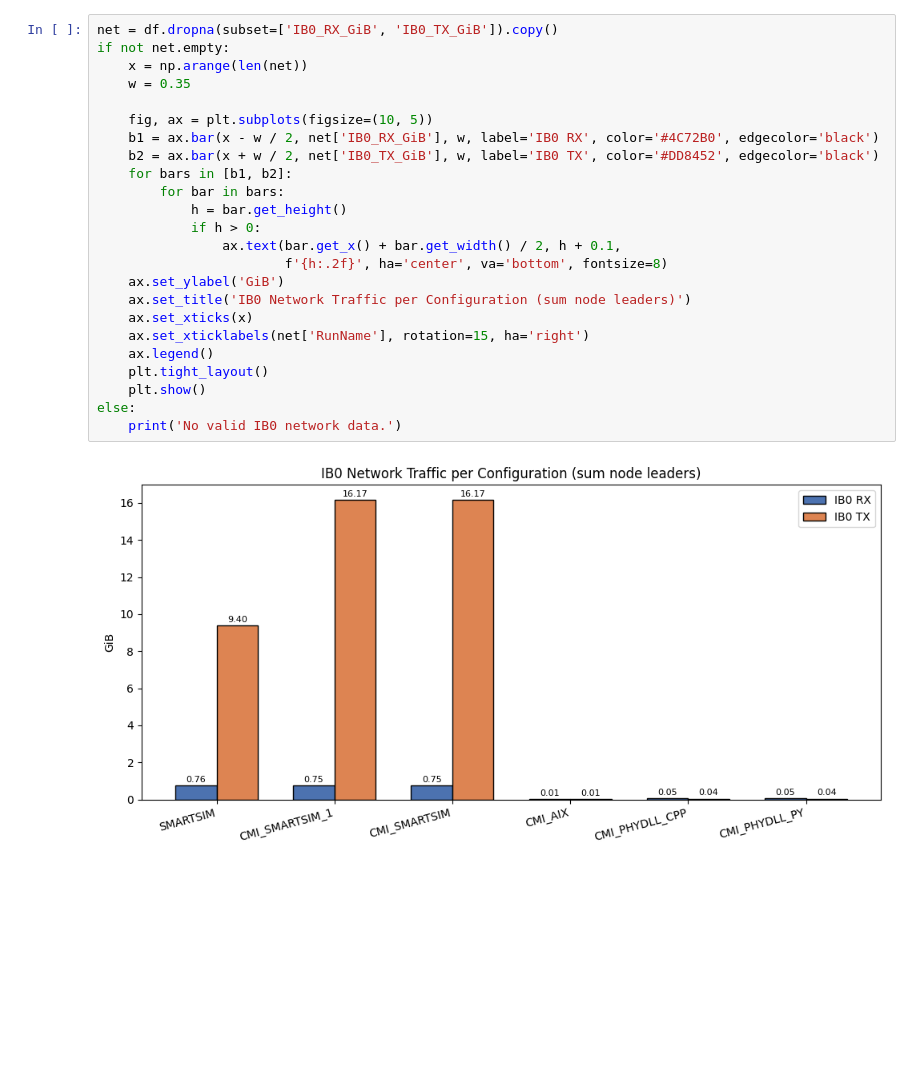
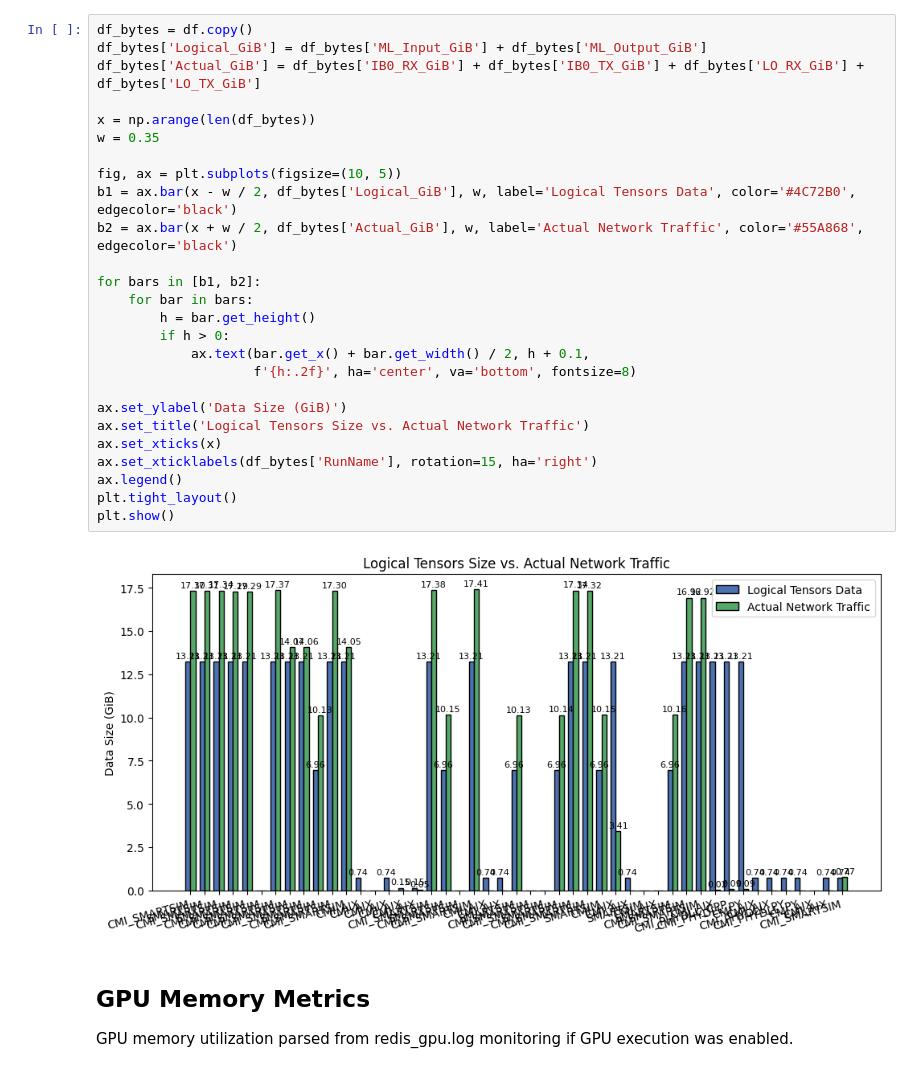
Before and after one commit to chrisb09/terrain_solver, a Jupyter notebook: analysis.ipynb, the cells around one changed output. Saved outputs shown, nothing was run; the diff lists cells and outputs as text; blank space fills up the shorter version.

Commit message:
Extend analysis notebook to include Score-P phase breakdown, logical vs actual bytes comparison, and GPU memory metrics parsing

```diff
--- a/analysis.ipynb
+++ b/analysis.ipynb
@@ -182,26 +219,32 @@ else:
 # %%
-net = df.dropna(subset=['IB0_RX_GiB', 'IB0_TX_GiB']).copy()
-if not net.empty:
-    x = np.arange(len(net))
-    w = 0.35
+df_bytes = df.copy()
+df_bytes['Logical_GiB'] = df_bytes['ML_Input_GiB'] + df_bytes['ML_Output_GiB']
+df_bytes['Actual_GiB'] = df_bytes['IB0_RX_GiB'] + df_bytes['IB0_TX_GiB'] + df_bytes['LO_RX_GiB'] + df_bytes['LO_TX_GiB']
 
-    fig, ax = plt.subplots(figsize=(10, 5))
-    b1 = ax.bar(x - w / 2, net['IB0_RX_GiB'], w, label='IB0 RX', color='#4C72B0', edgecolor='black')
-    b2 = ax.bar(x + w / 2, net['IB0_TX_GiB'], w, label='IB0 TX', color='#DD8452', edgecolor='black')
-    for bars in [b1, b2]:
-        for bar in bars:
-            h = bar.get_height()
-            if h > 0:
-                ax.text(bar.get_x() + bar.get_width() / 2, h + 0.1,
-                        f'{h:.2f}', ha='center', va='bottom', fontsize=8)
-    ax.set_ylabel('GiB')
-    ax.set_title('IB0 Network Traffic per Configuration (sum node leaders)')
-    ax.set_xticks(x)
-    ax.set_xticklabels(net['RunName'], rotation=15, ha='right')
-    ax.legend()
-    plt.tight_layout()
-    plt.show()
-else:
-    print('No valid IB0 network data.')
+x = np.arange(len(df_bytes))
+w = 0.35
+
+fig, ax = plt.subplots(figsize=(10, 5))
+b1 = ax.bar(x - w / 2, df_bytes['Logical_GiB'], w, label='Logical Tensors Data', color='#4C72B0', edgecolor='black')
+b2 = ax.bar(x + w / 2, df_bytes['Actual_GiB'], w, label='Actual Network Traffic', color='#55A868', edgecolor='black')
+
+for bars in [b1, b2]:
+    for bar in bars:
+        h = bar.get_height()
+        if h > 0:
+            ax.text(bar.get_x() + bar.get_width() / 2, h + 0.1,
+                    f'{h:.2f}', ha='center', va='bottom', fontsize=8)
+
+ax.set_ylabel('Data Size (GiB)')
+ax.set_title('Logical Tensors Size vs. Actual Network Traffic')
+ax.set_xticks(x)
+ax.set_xticklabels(df_bytes['RunName'], rotation=15, ha='right')
+ax.legend()
+plt.tight_layout()
+plt.show()
 # %% [output]
-[figure, old version]
+[figure, new version]
+# %% [markdown]
+## GPU Memory Metrics
+
+GPU memory utilization parsed from redis_gpu.log monitoring if GPU execution was enabled.
```
Also changed, not shown: parts of 11 cells of this notebook.
